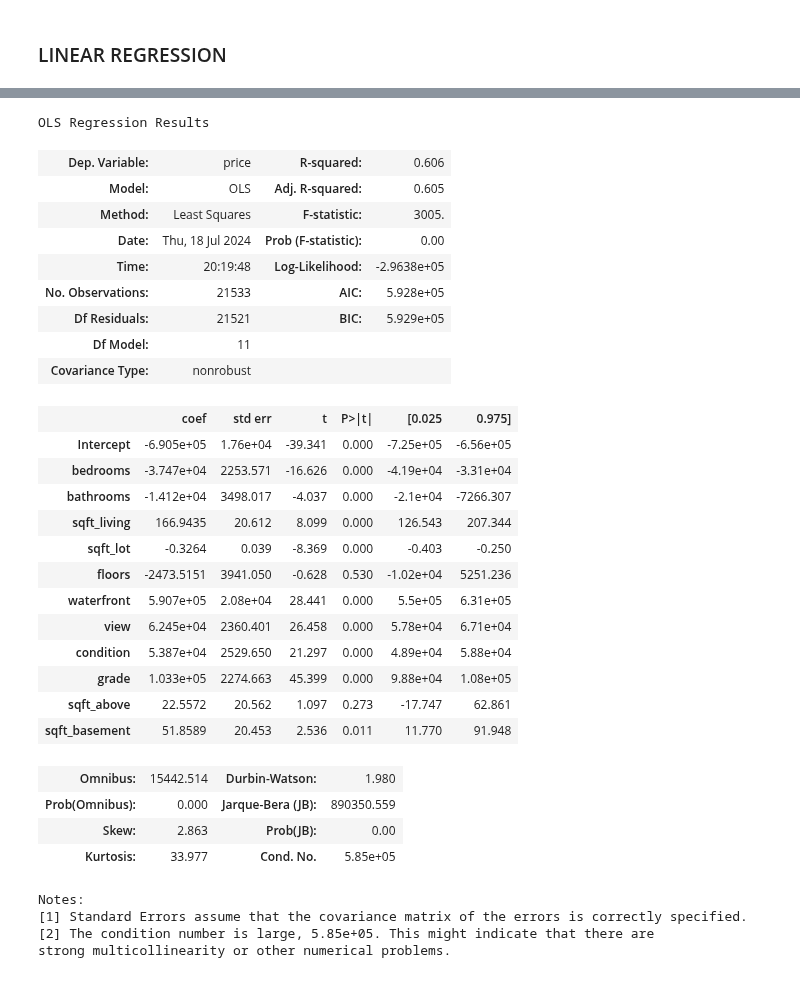
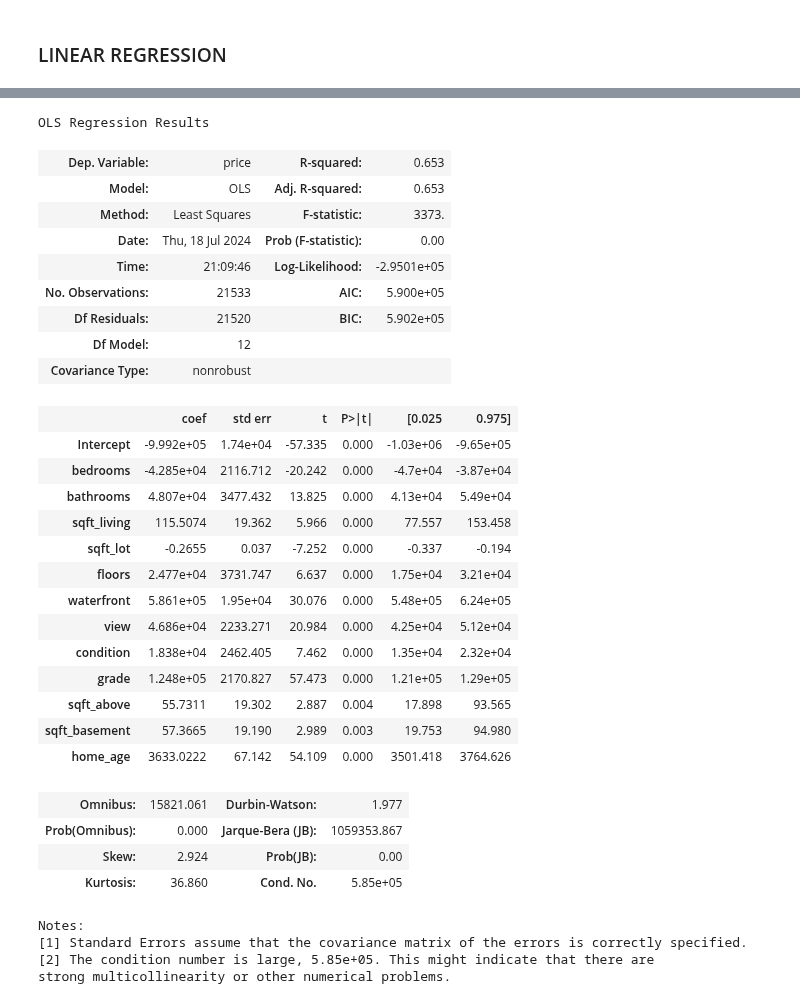
Before and after one commit to Patriciangugi/Project-Phase-2, a Jupyter notebook: Members/Hanan.ipynb, the cells around one changed output, grey strips where cells are left out. Drawn from its saved outputs; the diff is of its cells as text; code cells hidden in the pictures.

Commit message:
Modelling

```diff
--- a/Members/Hanan.ipynb
+++ b/Members/Hanan.ipynb
@@ -533,3 +533,7 @@ plt.show();
 [figure]
 # %% [markdown]
 ### LINEAR REGRESSION
+# %%
+# new home age feature with the assumption that its 2015
+df['home_age'] = df['yr_built'].apply(lambda x: 2015 - x)
+df.head()
@@ -609,38 +622,39 @@ Notes:
 [2] The condition number is large, 4.1e+06. This might indicate that there are
 strong multicollinearity or other numerical problems.
 # %%
-formula = 'price ~ bedrooms + bathrooms + sqft_living + sqft_lot + floors + waterfront + view + condition + grade + sqft_above + sqft_basement'
+formula = 'price ~ bedrooms + bathrooms + sqft_living + sqft_lot + floors + waterfront + view + condition + grade + sqft_above + sqft_basement + home_age'
 #dropped a few categories, no relevant change in the data, still violates assumptions.
 model = ols(formula=formula, data=df).fit()
 model.summary()
 # %% [output]
 OLS Regression Results
-| Dep. Variable: | price | R-squared: | 0.606 |
-| Model: | OLS | Adj. R-squared: | 0.605 |
-| Method: | Least Squares | F-statistic: | 3005. |
+| Dep. Variable: | price | R-squared: | 0.653 |
+| Model: | OLS | Adj. R-squared: | 0.653 |
+| Method: | Least Squares | F-statistic: | 3373. |
 | Date: | Thu, 18 Jul 2024 | Prob (F-statistic): | 0.00 |
-| Time: | 20:19:48 | Log-Likelihood: | -2.9638e+05 |
-| No. Observations: | 21533 | AIC: | 5.928e+05 |
-| Df Residuals: | 21521 | BIC: | 5.929e+05 |
-| Df Model: | 11 |  |  |
+| Time: | 21:09:46 | Log-Likelihood: | -2.9501e+05 |
+| No. Observations: | 21533 | AIC: | 5.900e+05 |
+| Df Residuals: | 21520 | BIC: | 5.902e+05 |
+| Df Model: | 12 |  |  |
 | Covariance Type: | nonrobust |  |  |
 |  | coef | std err | t | P>|t| | [0.025 | 0.975] |
-| Intercept | -6.905e+05 | 1.76e+04 | -39.341 | 0.000 | -7.25e+05 | -6.56e+05 |
-| bedrooms | -3.747e+04 | 2253.571 | -16.626 | 0.000 | -4.19e+04 | -3.31e+04 |
-| bathrooms | -1.412e+04 | 3498.017 | -4.037 | 0.000 | -2.1e+04 | -7266.307 |
-| sqft_living | 166.9435 | 20.612 | 8.099 | 0.000 | 126.543 | 207.344 |
-| sqft_lot | -0.3264 | 0.039 | -8.369 | 0.000 | -0.403 | -0.250 |
-| floors | -2473.5151 | 3941.050 | -0.628 | 0.530 | -1.02e+04 | 5251.236 |
-| waterfront | 5.907e+05 | 2.08e+04 | 28.441 | 0.000 | 5.5e+05 | 6.31e+05 |
-| view | 6.245e+04 | 2360.401 | 26.458 | 0.000 | 5.78e+04 | 6.71e+04 |
-| condition | 5.387e+04 | 2529.650 | 21.297 | 0.000 | 4.89e+04 | 5.88e+04 |
-| grade | 1.033e+05 | 2274.663 | 45.399 | 0.000 | 9.88e+04 | 1.08e+05 |
-| sqft_above | 22.5572 | 20.562 | 1.097 | 0.273 | -17.747 | 62.861 |
-| sqft_basement | 51.8589 | 20.453 | 2.536 | 0.011 | 11.770 | 91.948 |
+| Intercept | -9.992e+05 | 1.74e+04 | -57.335 | 0.000 | -1.03e+06 | -9.65e+05 |
+| bedrooms | -4.285e+04 | 2116.712 | -20.242 | 0.000 | -4.7e+04 | -3.87e+04 |
+| bathrooms | 4.807e+04 | 3477.432 | 13.825 | 0.000 | 4.13e+04 | 5.49e+04 |
+| sqft_living | 115.5074 | 19.362 | 5.966 | 0.000 | 77.557 | 153.458 |
+| sqft_lot | -0.2655 | 0.037 | -7.252 | 0.000 | -0.337 | -0.194 |
+| floors | 2.477e+04 | 3731.747 | 6.637 | 0.000 | 1.75e+04 | 3.21e+04 |
+| waterfront | 5.861e+05 | 1.95e+04 | 30.076 | 0.000 | 5.48e+05 | 6.24e+05 |
+| view | 4.686e+04 | 2233.271 | 20.984 | 0.000 | 4.25e+04 | 5.12e+04 |
+| condition | 1.838e+04 | 2462.405 | 7.462 | 0.000 | 1.35e+04 | 2.32e+04 |
+| grade | 1.248e+05 | 2170.827 | 57.473 | 0.000 | 1.21e+05 | 1.29e+05 |
+| sqft_above | 55.7311 | 19.302 | 2.887 | 0.004 | 17.898 | 93.565 |
+| sqft_basement | 57.3665 | 19.190 | 2.989 | 0.003 | 19.753 | 94.980 |
+| home_age | 3633.0222 | 67.142 | 54.109 | 0.000 | 3501.418 | 3764.626 |
-| Omnibus: | 15442.514 | Durbin-Watson: | 1.980 |
-| Prob(Omnibus): | 0.000 | Jarque-Bera (JB): | 890350.559 |
-| Skew: | 2.863 | Prob(JB): | 0.00 |
-| Kurtosis: | 33.977 | Cond. No. | 5.85e+05 |
+| Omnibus: | 15821.061 | Durbin-Watson: | 1.977 |
+| Prob(Omnibus): | 0.000 | Jarque-Bera (JB): | 1059353.867 |
+| Skew: | 2.924 | Prob(JB): | 0.00 |
+| Kurtosis: | 36.860 | Cond. No. | 5.85e+05 |
 Notes:
 [1] Standard Errors assume that the covariance matrix of the errors is correctly specified.
 [2] The condition number is large, 5.85e+05. This might indicate that there are
```
Also changed, not shown: parts of 8 cells of this notebook.
